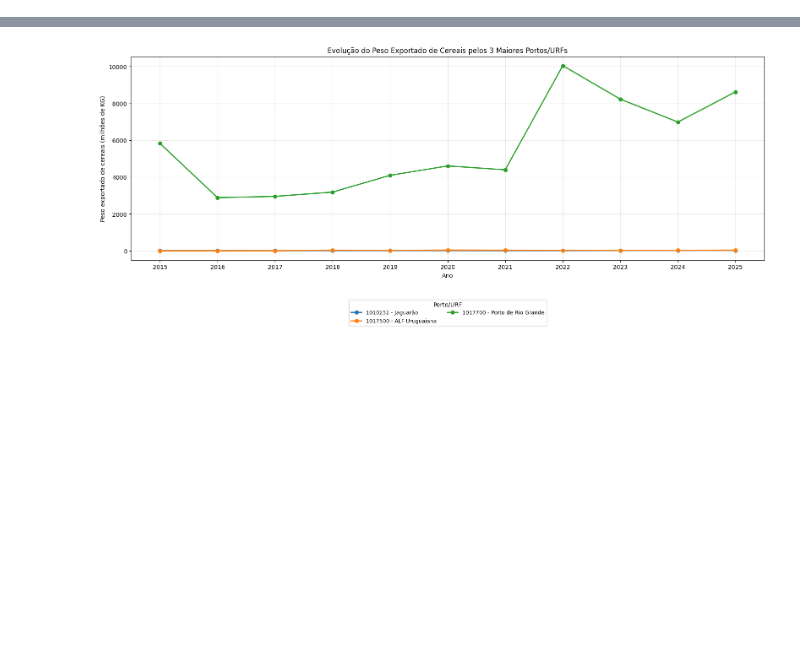
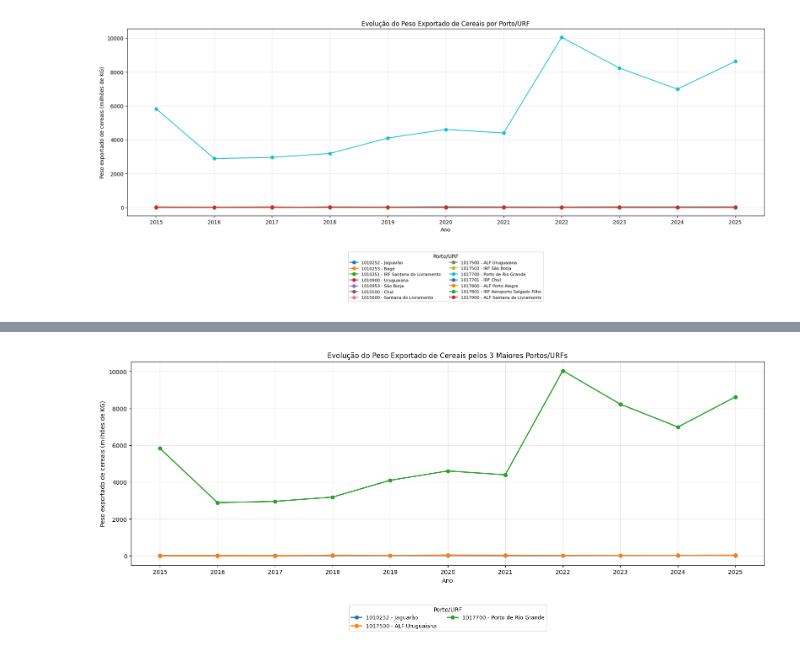
Before and after one commit to MatheusD1as/ProjetoLogistica, a Jupyter notebook: analise_Cereais.ipynb, the cells around one changed output, grey strips where cells are left out. Saved outputs shown, nothing was run; the diff lists cells and outputs as text; code cells hidden in the pictures; blank space fills up the shorter version.

```diff
--- a/analise_Cereais.ipynb
+++ b/analise_Cereais.ipynb
@@ -123,0 +125,37 @@ plt.show()
+# %%
+grafico = df_porto_ano.copy()
+
+tabela_grafico = grafico.pivot(
+    index="Ano",
+    columns="Porto_URF",
+    values="Peso_milhoes"
+).fillna(0)
+
+plt.figure(figsize=(18, 8))
+
+for porto in tabela_grafico.columns:
+        plt.plot(
+            tabela_grafico.index,
+            tabela_grafico[porto],
+            marker="o",
+            label=porto
+        )
+
+plt.title("Evolução do Peso Exportado de Cereais por Porto/URF")
+plt.xlabel("Ano")
+plt.ylabel("Peso exportado de cereais (milhões de KG)")
+plt.xticks(tabela_grafico.index)
+
+plt.legend(
+    title="Porto/URF",
+    bbox_to_anchor=(0.5, -0.18),
+    loc="upper center",
+    ncol=2,
+    fontsize=8
+)
+
+plt.grid(True, alpha=0.3)
+plt.tight_layout()
+plt.show()
+# %% [output]
+[figure, added]
```
Also changed, not shown: parts of 2 cells of this notebook.
